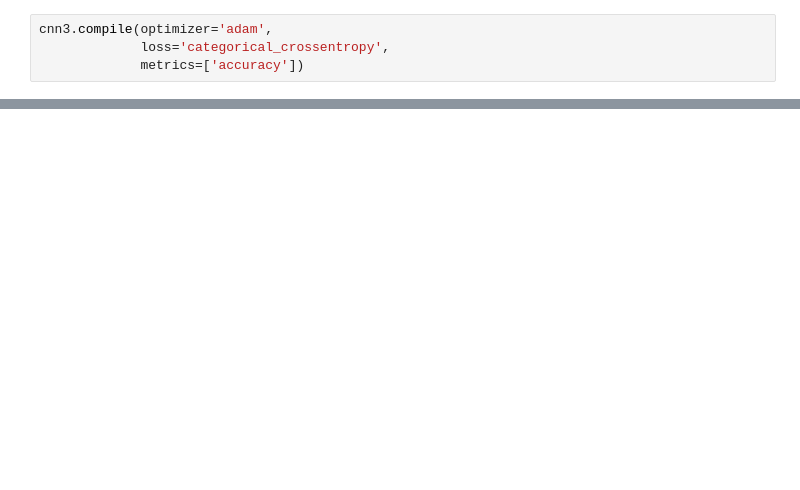
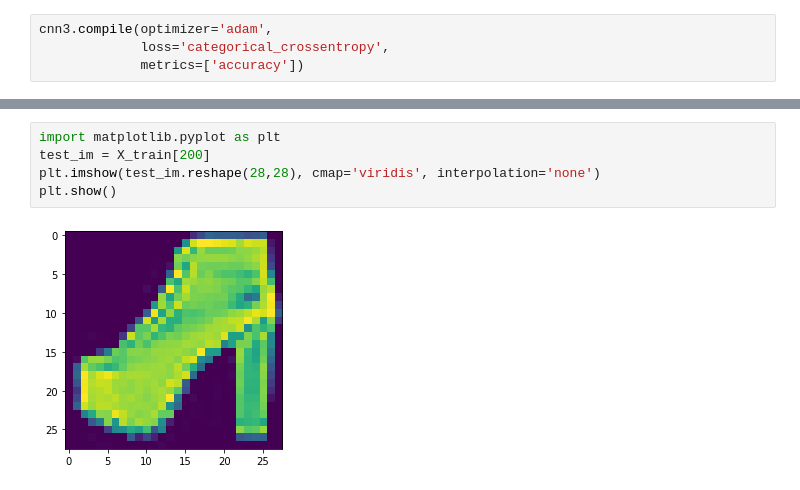
Before and after one commit to mkuzmik/advanced-machine-learning-exercises, a Jupyter notebook: cnn_visualization.ipynb, the cells around one changed output, grey strips where cells are left out. Drawn from its saved outputs; the diff is of its cells as text; blank space fills up the shorter version.

Commit message:
cnn_visualiztion

```diff
--- a/cnn_visualization.ipynb
+++ b/cnn_visualization.ipynb
@@ -107,0 +120,7 @@ Epoch 6/50
+# %%
+import matplotlib.pyplot as plt
+test_im = X_train[200]
+plt.imshow(test_im.reshape(28,28), cmap='viridis', interpolation='none')
+plt.show()
+# %% [output]
+[figure, added]
```
Also changed, not shown: parts of 12 cells of this notebook, 3 other files.
